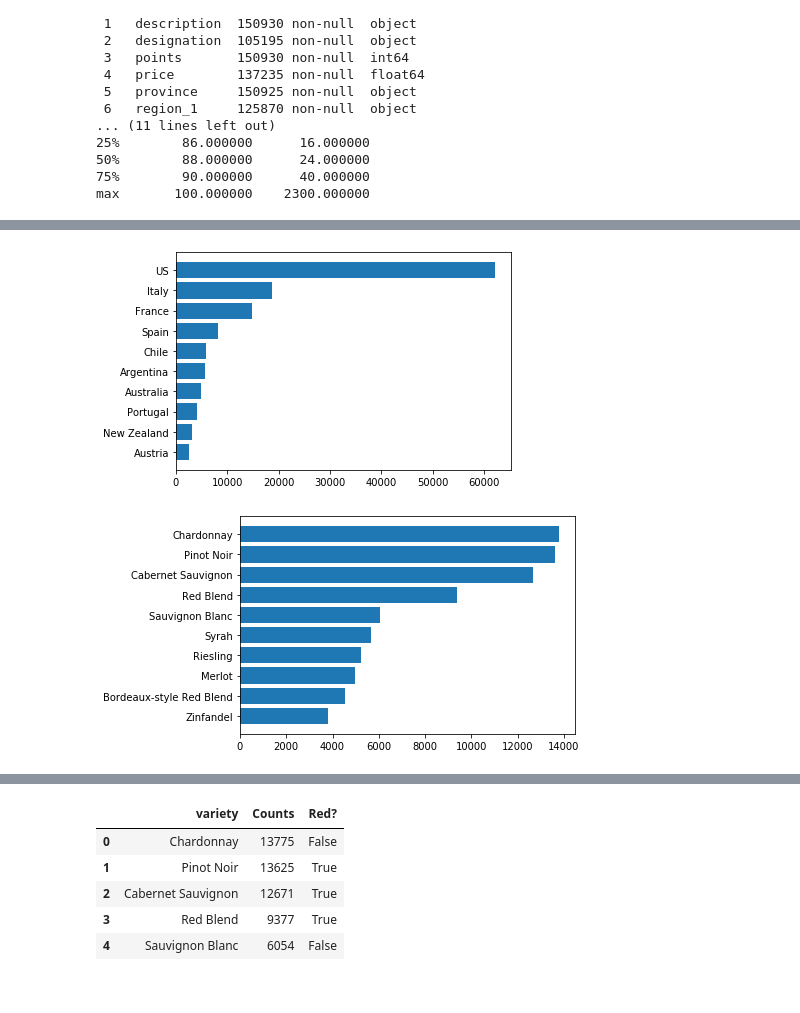
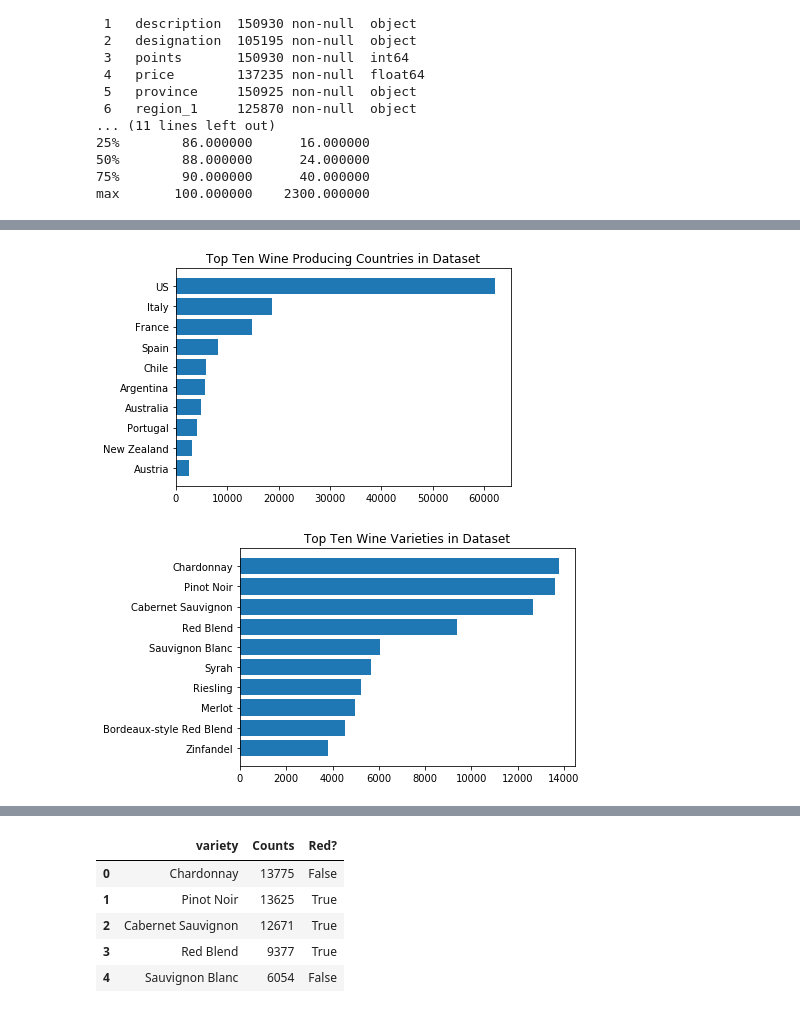
Before and after one commit to 06S197GT/SMU-Project-1, a Jupyter notebook: WineAnalysis.ipynb, the cells around one changed output, grey strips where cells are left out. Drawn from its saved outputs; the diff is of its cells as text; code cells hidden in the pictures.

Commit message:
Cleaned up visuals + commentary

```diff
--- a/WineAnalysis.ipynb
+++ b/WineAnalysis.ipynb
@@ -76,16 +76,18 @@ clean_df.loc[mask3]
 top10 = clean_df.country.value_counts()[0:10].sort_values(ascending=True)
 # %%
 plt.barh(top10.index, top10.values)
+plt.title('Top Ten Wine Producing Countries in Dataset')
 plt.show()
 # %% [output]
-[figure, old version]
+[figure, new version]
 # %%
 #Look at top ten varieties to see the spread
 variety10 = clean_df.variety.value_counts()[0:10].sort_values(ascending=True)
 plt.barh(variety10.index, variety10.values)
+plt.title('Top Ten Wine Varieties in Dataset')
 plt.show()
 # %% [output]
-[figure, old version]
+[figure, new version]
 # %%
 #get varieties of wine for red vs white categorization
 counts = clean_df.variety.value_counts()
```
Also changed, not shown: parts of 53 cells of this notebook, 1 other file.
